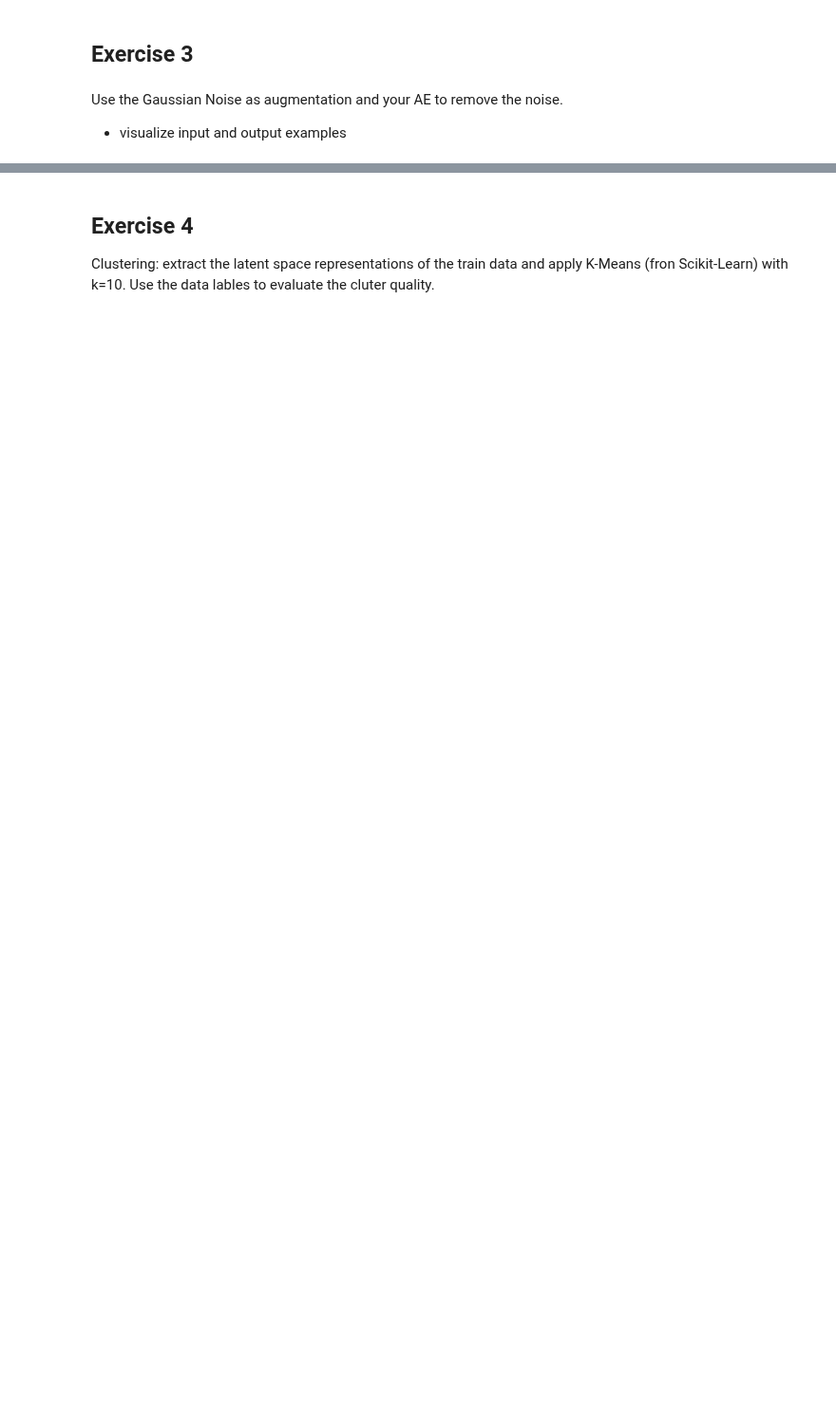
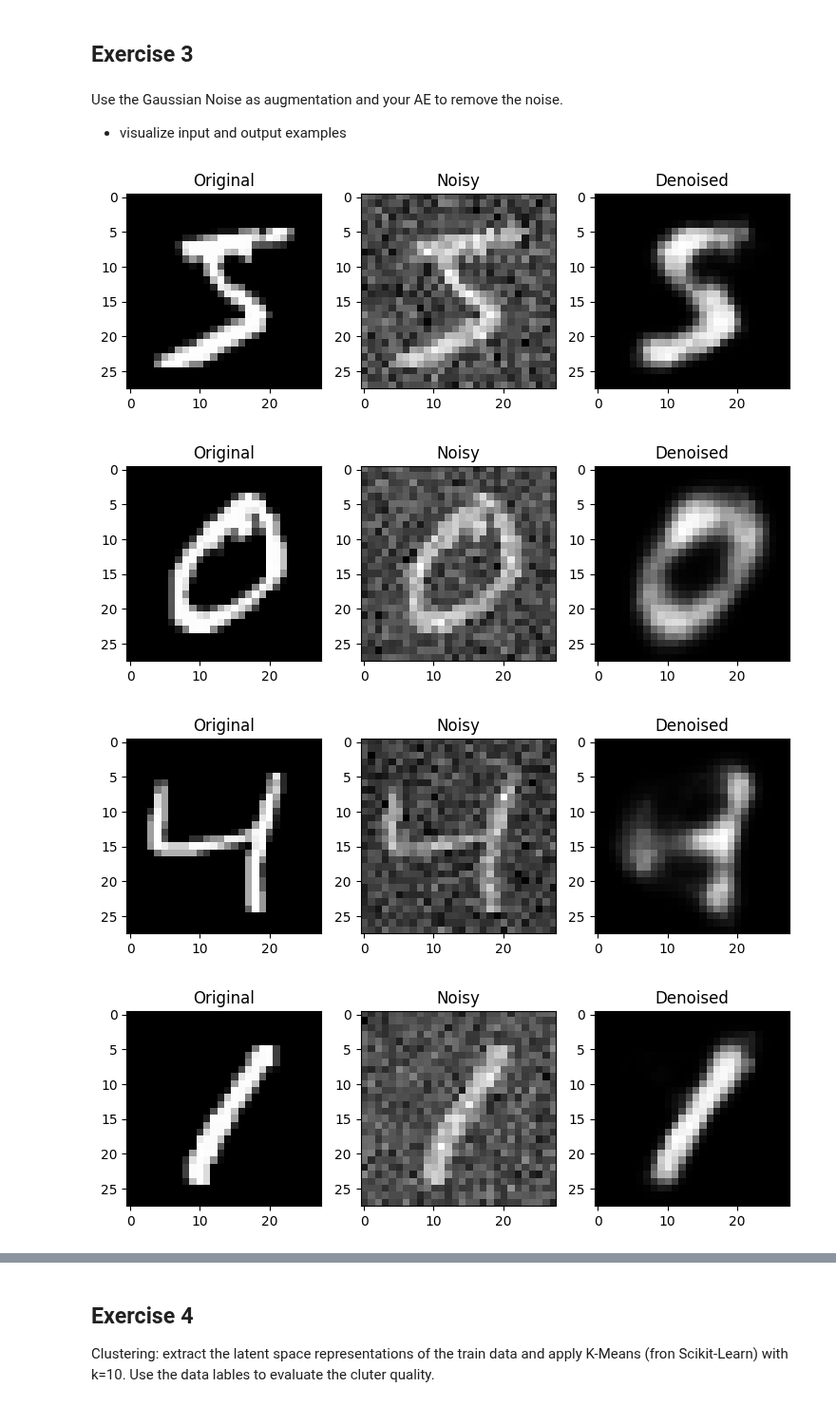
Before and after one commit to Mv0sKff/MyDeepLearning, a Jupyter notebook: week_8/Assignment_AE_MNIST.ipynb, the cells around one changed output, grey strips where cells are left out. Shown at 95% size. Saved outputs shown, nothing was run; the diff lists cells and outputs as text; code cells hidden in the pictures; blank space fills up the shorter version.

```diff
--- a/week_8/Assignment_AE_MNIST.ipynb
+++ b/week_8/Assignment_AE_MNIST.ipynb
@@ -84,0 +114,6 @@ Build and train a MLP Autoencoder with
+# %%
+import torch.optim as optim
+
+model = MLP_Autoencoder().to(device)
+criterion = nn.MSELoss()  # Identity loss
+optimizer = optim.Adam(model.parameters(), lr=1e-3)
@@ -98,3 +157,31 @@ class AddGaussianNoise(object):
 
     def __repr__(self):
         return self.__class__.__name__ + '(mean={0}, std={1})'.format(self.mean, self.std)
+# %%
+gaussian = AddGaussianNoise(0., 0.2)
+
+for i in range(5):
+    img, _ = train[i]
+    noisy_img = gaussian(img).to(device)
+    noisy_img_flat = noisy_img.view(-1).unsqueeze(0)
+
+    with torch.no_grad():
+        output = model(noisy_img_flat)
+    output_img = output.view(28, 28).cpu()
+
+    plt.figure(figsize=(9, 3))
+    plt.subplot(1, 3, 1)
+    plt.imshow(img.squeeze(), cmap='gray')
+    plt.title("Original")
+    plt.subplot(1, 3, 2)
+    plt.imshow(noisy_img.squeeze().cpu(), cmap='gray')
+    plt.title("Noisy")
+    plt.subplot(1, 3, 3)
+    plt.imshow(output_img, cmap='gray')
+    plt.title("Denoised")
+    plt.show()
+# %% [output]
+[figure, added]
+[figure, added]
+[figure, added]
+[figure, added]
```
Also changed, not shown: parts of 8 cells of this notebook.
